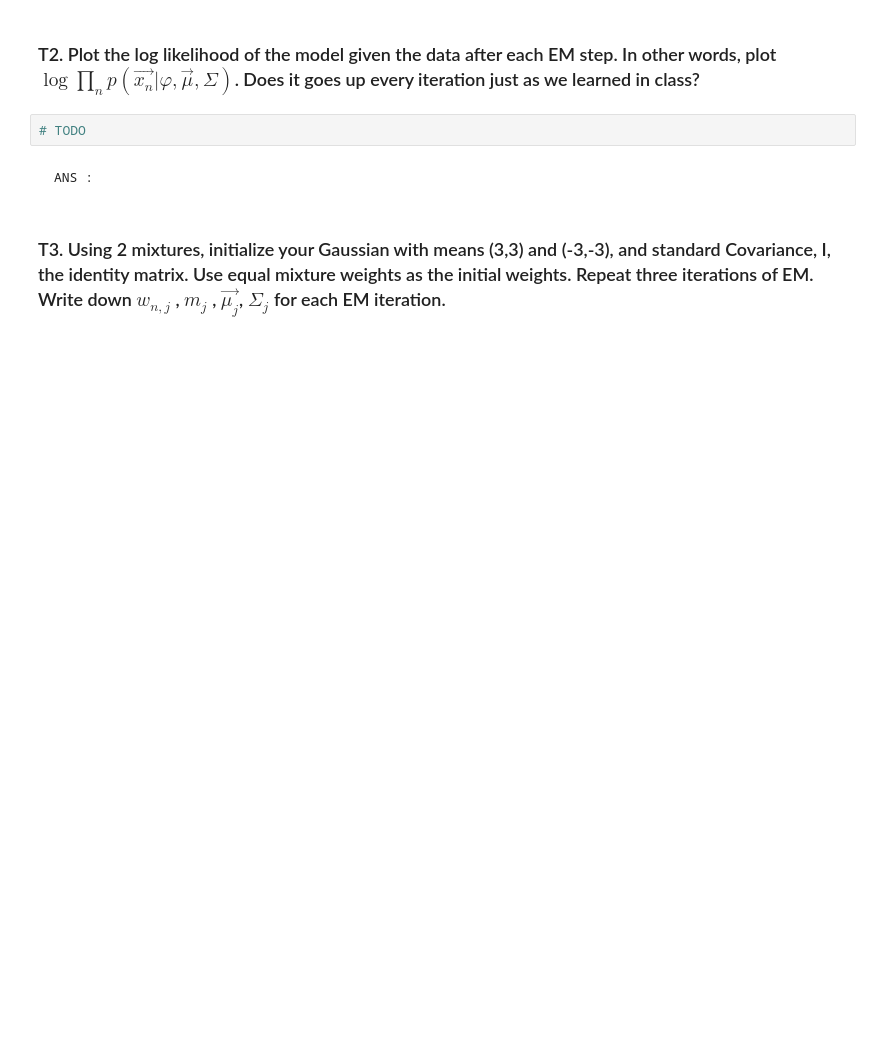
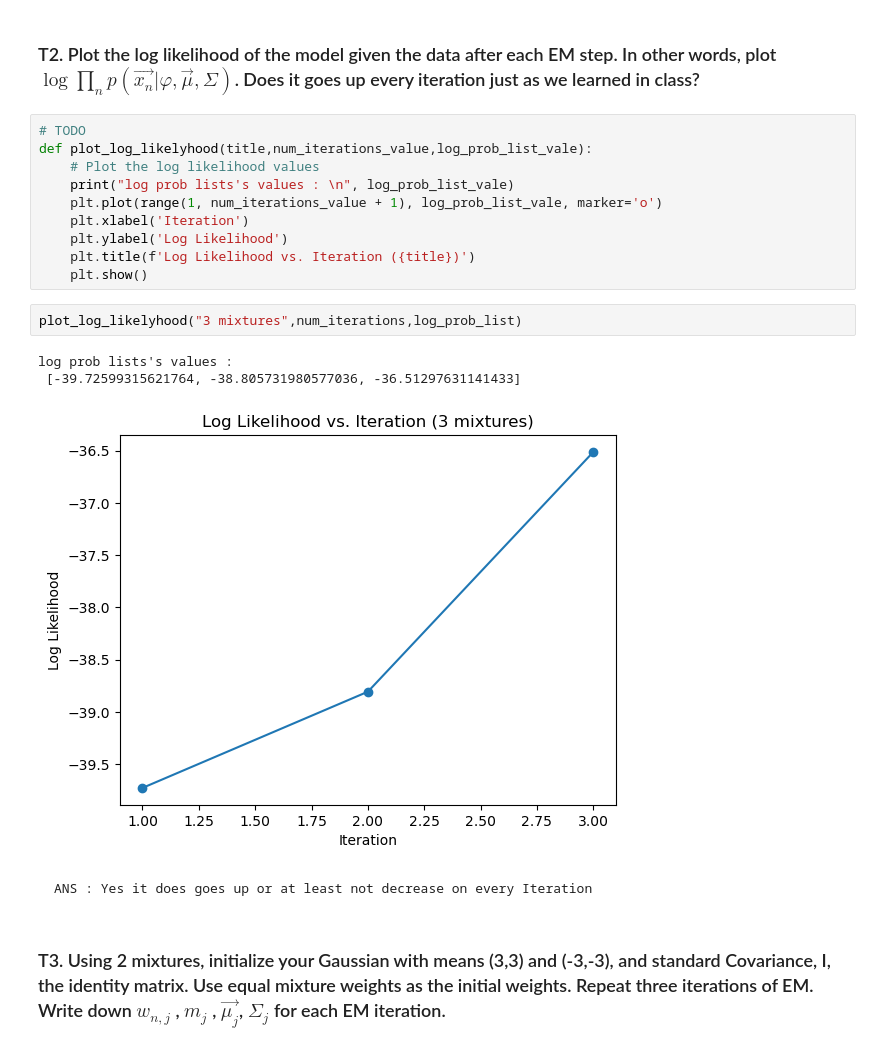
Before and after one commit to JeansAthiwat/Pattern_2024, a Jupyter notebook: HW/HW03/HW3_Fisherfaces(student).ipynb, the cells around one changed output. Drawn from its saved outputs; the diff is of its cells as text; blank space fills up the shorter version.

Commit message:
T1-T4 plot lele is done bro

```diff
--- a/HW/HW03/HW3_Fisherfaces(student).ipynb
+++ b/HW/HW03/HW3_Fisherfaces(student).ipynb
@@ -209,9 +206,23 @@ TypeError: GMM.gaussian_distribution_diagonal() takes 3 positional arguments but
 # %% [markdown]
 ### T2. Plot the log likelihood of the model given the data after each EM step. In other words, plot $\log \prod_n p( \vec{x_n} |φ, \vec{μ} , Σ)$. Does it goes up every iteration just as we learned in class?
-# %%
-# TODO
-# %% [markdown]
-    ANS :
+# %%
+# TODO
+def plot_log_likelyhood(title,num_iterations_value,log_prob_list_vale):
+    # Plot the log likelihood values
+    print("log prob lists's values : \n", log_prob_list_vale)
+    plt.plot(range(1, num_iterations_value + 1), log_prob_list_vale, marker='o')
+    plt.xlabel('Iteration')
+    plt.ylabel('Log Likelihood')
+    plt.title(f'Log Likelihood vs. Iteration ({title})')
+    plt.show()
+# %%
+plot_log_likelyhood("3 mixtures",num_iterations,log_prob_list)
+# %% [output]
+log prob lists's values :
+ [-39.72599315621764, -38.805731980577036, -36.51297631141433]
+[figure, added]
+# %% [markdown]
+    ANS : Yes it does goes up or at least not decrease on every Iteration
 # %% [markdown]
 ### T3. Using 2 mixtures, initialize your Gaussian with means (3,3) and (-3,-3), and standard Covariance, I, the identity matrix. Use equal mixture weights as the initial weights. Repeat three iterations of EM. Write down $w_{n,j}$ , $m_j$ , $\vec{μ_j}$, $\Sigma_j$ for each EM iteration.
 # %%
```
Also changed, not shown: parts of 6 cells of this notebook, 1 other file.
